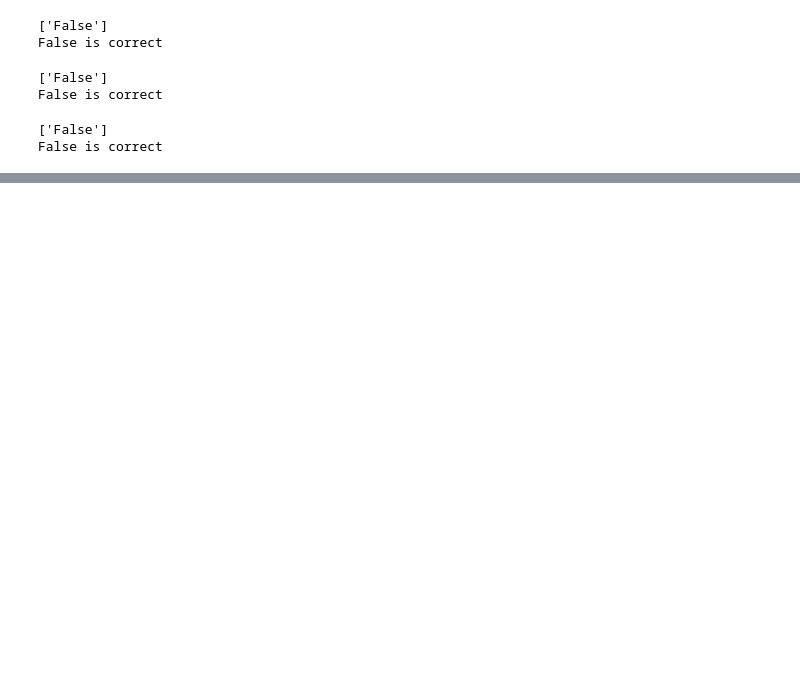
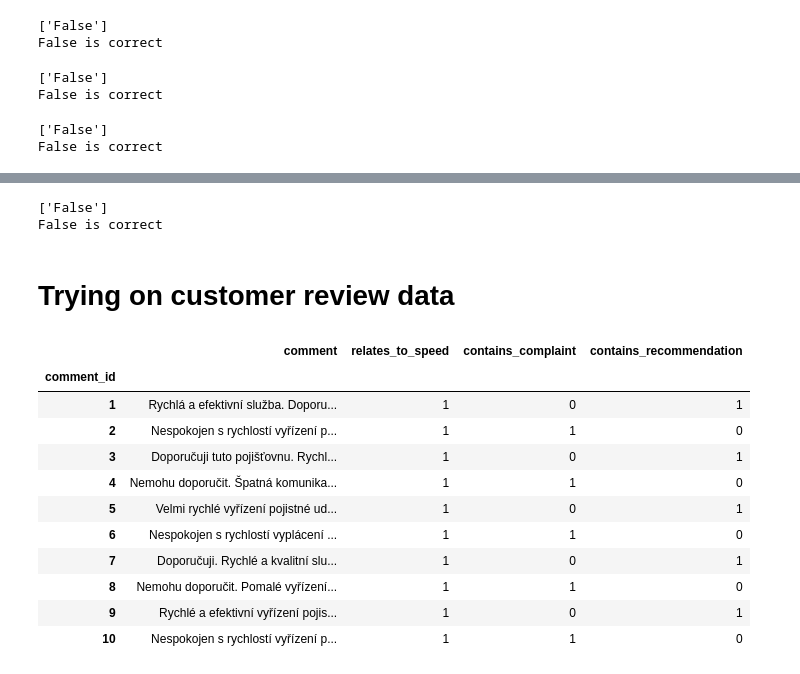
Before and after one commit to ncapek/Transformers_for_czech_language, a Jupyter notebook: flan-t5.ipynb, the cells around one changed output, grey strips where cells are left out. Cells and saved outputs as stored; diff of their text form; code cells hidden in the pictures; blank space fills up the shorter version.

```diff
--- a/flan-t5.ipynb
+++ b/flan-t5.ipynb
@@ -120,0 +126,40 @@ False is correct
+# %%
+# two shot
+inputs = tokenizer("""Tell me if the following sentence, delimited by <>, contains a complaint. The sentences are going to be in Czech. Here are some examples. Return only True or False, nothing else.
+                   Example: Byl jsem mile překvapen rychlostí, s jakou mi pojišťovna vyřídila požadovanou žádost. Skvělá práce!
+                   Answer: False
+
+                   Example: Jsem velmi spokojený s komunikací pojišťovny. Vždy mi odpověděli na mé dotazy s trpělivostí a profesionalitou.
+                   Answer: False
+
+                   Example: Jsem zklamán způsobem, jakým jsem byl obsloužen při požadavku na změnu pojištění. Měl jsem potíže s dostáním se k informacím a odpověďmi na mé dotazy.
+                   Answer: True
+
+
+                   Example: <Byl jsem mile překvapen rychlostí, s jakou jsem obdržel pojistnou smlouvu od vaší společnosti. Skvělá práce.>
+                   Answer: """, return_tensors="pt")
+outputs = model.generate(**inputs)
+print(tokenizer.batch_decode(outputs, skip_special_tokens=True))
+print('False is correct')
+# %% [output]
+['False']
+False is correct
+# %% [markdown]
+# Trying on customer review data
+# %%
+import pandas as pd
+df = pd.read_csv('./data/data_50.csv', index_col=0)
+df.head(10)
+# %% [output]
+|  | comment | relates_to_speed | contains_complaint | contains_recommendation |
+| comment_id |  |  |  |  |
+| 1 | Rychlá a efektivní služba. Doporu... | 1 | 0 | 1 |
+| 2 | Nespokojen s rychlostí vyřízení p... | 1 | 1 | 0 |
+| 3 | Doporučuji tuto pojišťovnu. Rychl... | 1 | 0 | 1 |
+| 4 | Nemohu doporučit. Špatná komunika... | 1 | 1 | 0 |
+| 5 | Velmi rychlé vyřízení pojistné ud... | 1 | 0 | 1 |
+| 6 | Nespokojen s rychlostí vyplácení ... | 1 | 1 | 0 |
+| 7 | Doporučuji. Rychlé a kvalitní slu... | 1 | 0 | 1 |
+| 8 | Nemohu doporučit. Pomalé vyřízení... | 1 | 1 | 0 |
+| 9 | Rychlé a efektivní vyřízení pojis... | 1 | 0 | 1 |
+| 10 | Nespokojen s rychlostí vyřízení p... | 1 | 1 | 0 |
```
Also changed, not shown: parts of 10 cells of this notebook.
